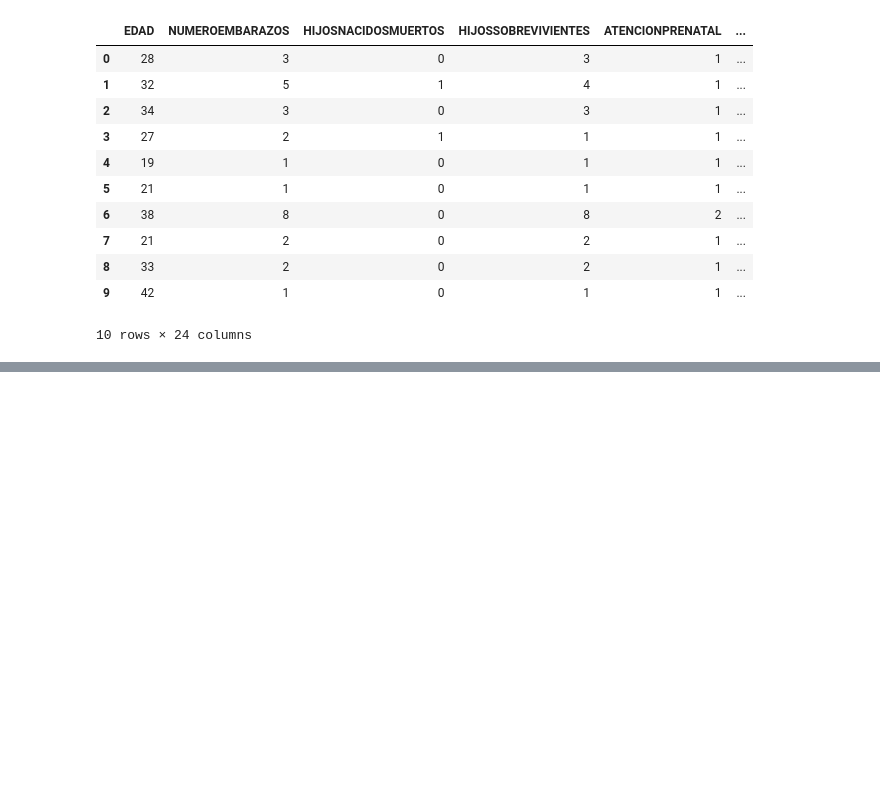
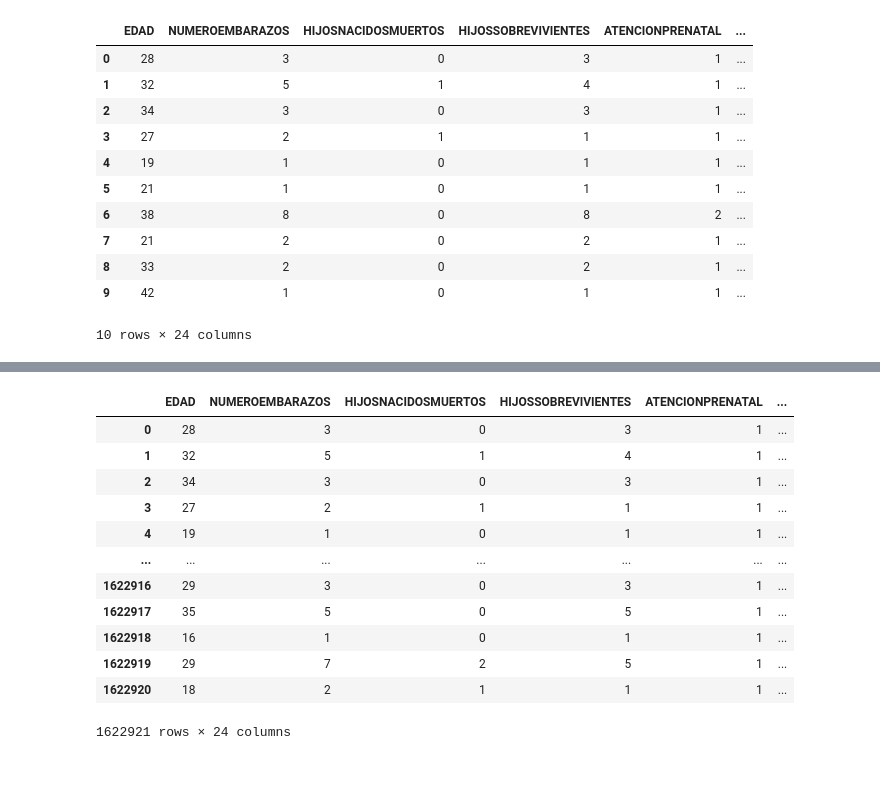
Before and after one commit to tlacloc/analisis-defunciones-nacimientos-2022, a Jupyter notebook: nacimientos.ipynb, the cells around one changed output, grey strips where cells are left out. Cells and saved outputs as stored; diff of their text form; code cells hidden in the pictures; blank space fills up the shorter version.

```diff
--- a/nacimientos.ipynb
+++ b/nacimientos.ipynb
@@ -200,2 +211,18 @@ df.head(10)
+# %%
+df[df['CODIGOCIEANOMALIA1'] != 0000]
+# %% [output]
+|  | EDAD | NUMEROEMBARAZOS | HIJOSNACIDOSMUERTOS | HIJOSSOBREVIVIENTES | ATENCIONPRENATAL | ... |
+| 0 | 28 | 3 | 0 | 3 | 1 | ... |
+| 1 | 32 | 5 | 1 | 4 | 1 | ... |
+| 2 | 34 | 3 | 0 | 3 | 1 | ... |
+| 3 | 27 | 2 | 1 | 1 | 1 | ... |
+| 4 | 19 | 1 | 0 | 1 | 1 | ... |
+| ... | ... | ... | ... | ... | ... | ... |
+| 1622916 | 29 | 3 | 0 | 3 | 1 | ... |
+| 1622917 | 35 | 5 | 0 | 5 | 1 | ... |
+| 1622918 | 16 | 1 | 0 | 1 | 1 | ... |
+| 1622919 | 29 | 7 | 2 | 5 | 1 | ... |
+| 1622920 | 18 | 2 | 1 | 1 | 1 | ... |
+1622921 rows × 24 columns
 # %% [markdown]
 #
```
Also changed, not shown: parts of 2 cells of this notebook.
